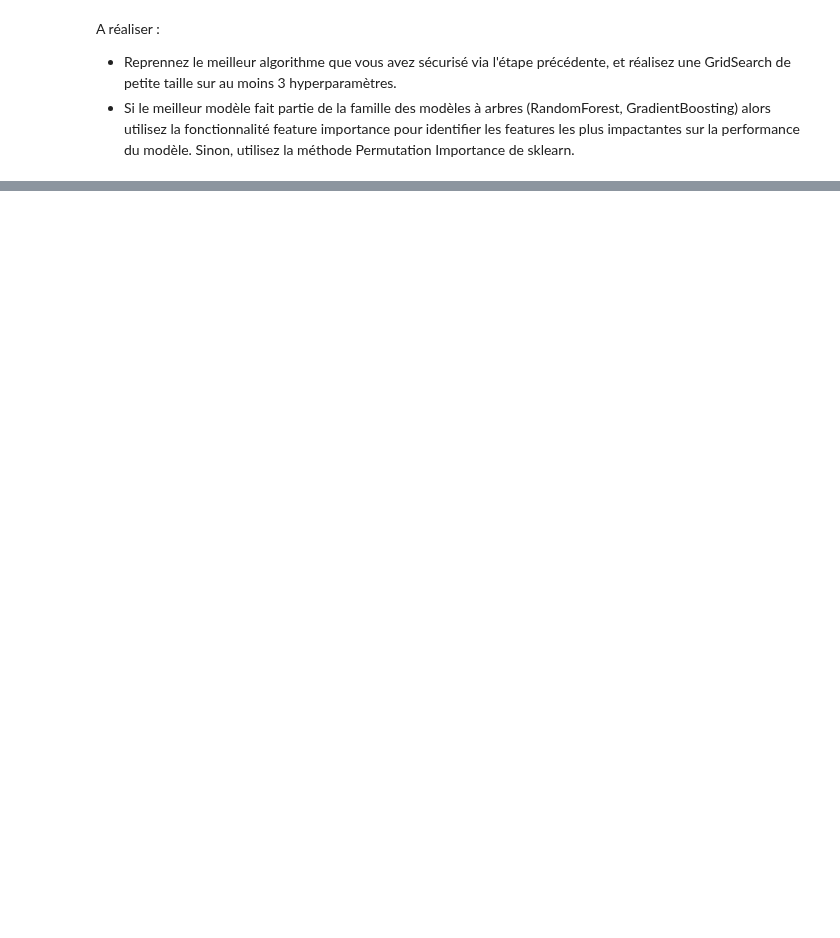
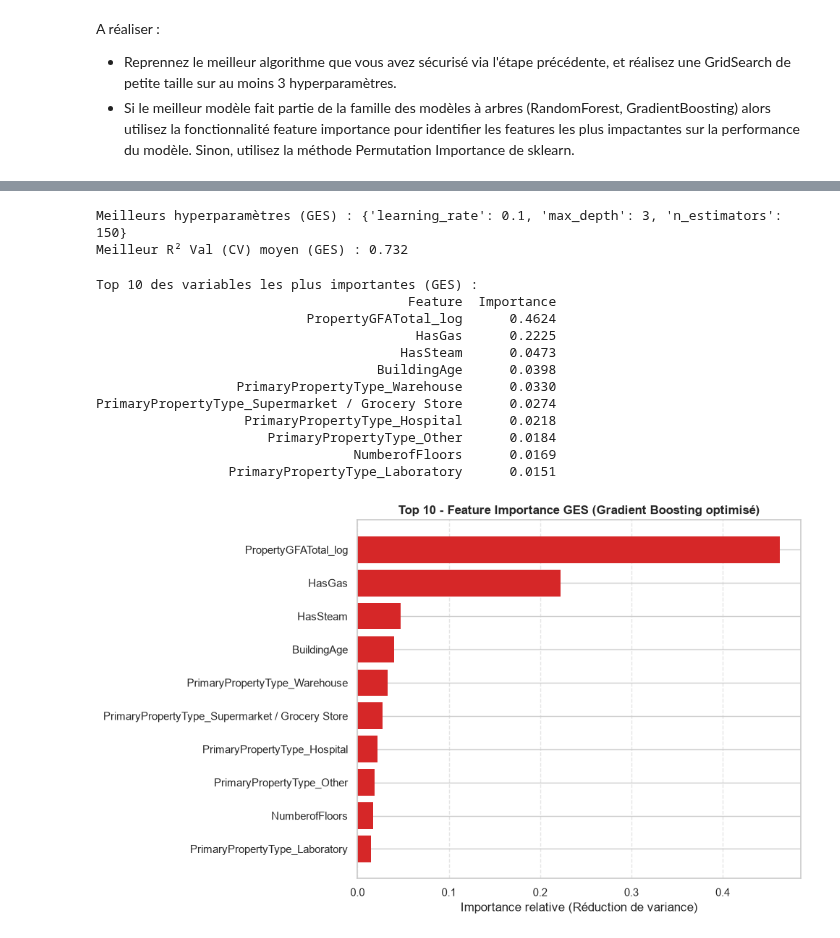
Before and after one commit to Alexis-h2/P3_OC_consommation_batiments_IA, a Jupyter notebook: Hernandez_Alexis_1_notebook_102026.ipynb, the cells around one changed output, grey strips where cells are left out. Drawn from its saved outputs; the diff is of its cells as text; code cells hidden in the pictures; blank space fills up the shorter version.

```diff
--- a/Hernandez_Alexis_1_notebook_102026.ipynb
+++ b/Hernandez_Alexis_1_notebook_102026.ipynb
@@ -803,0 +1272,76 @@ A réaliser :
+# %%
+# Recherche des paramètres optimaux POUR GHG
+
+# Configuration du modèle et de la validation croisée
+cv = KFold(n_splits=5, shuffle=True, random_state=42)
+gb_base_ghg = GradientBoostingRegressor(subsample=0.8, random_state=42)
+
+# Grille ciblée sur 3 hyperparamètres (12 combinaisons)
+param_grid = {
+    'n_estimators': [150, 200],
+    'max_depth': [3, 4],
+    'learning_rate': [0.03, 0.05, 0.1]
+}
+
+
+# Exécution du GridSearchCV sur les GES
+grid_search_ghg = GridSearchCV(
+    estimator=gb_base_ghg,
+    param_grid=param_grid,
+    cv=cv,
+    scoring='r2',
+    n_jobs=-1,
+    return_train_score=True
+)
+
+grid_search_ghg.fit(df_X_train_final, y_train_ghg)
+
+# Meilleurs hyperparamètres et score
+best_gb_ghg = grid_search_ghg.best_estimator_
+print(f"Meilleurs hyperparamètres (GES) : {grid_search_ghg.best_params_}")
+print(f"Meilleur R² Val (CV) moyen (GES) : {grid_search_ghg.best_score_:.3f}")
+# %% [output]
+Meilleurs hyperparamètres (GES) : {'learning_rate': 0.1, 'max_depth': 3, 'n_estimators': 150}
+Meilleur R² Val (CV) moyen (GES) : 0.732
+# %%
+# Recherche des variables les plus importantes (Feature Importance) POUR GHG
+
+# Interprétation via la Feature Importance
+
+importances_ghg = best_gb_ghg.feature_importances_
+feature_names = df_X_train_final.columns
+
+df_importance_ghg = pd.DataFrame({
+    'Feature': feature_names,
+    'Importance': importances_ghg
+}).sort_values(by='Importance', ascending=False)
+
+print("\nTop 10 des variables les plus importantes (GES) :")
+print(df_importance_ghg.head(10).round(4).to_string(index=False))
+
+
+# Tracé graphique horizontal
+plt.figure(figsize=(10, 6))
+top_n = 10
+top_features_ghg = df_importance_ghg.head(top_n).sort_values(by='Importance', ascending=True)
+
+plt.barh(top_features_ghg['Feature'], top_features_ghg['Importance'], color='#d62728', edgecolor='none')
+plt.title(f"Top {top_n} - Feature Importance GES (Gradient Boosting optimisé)", fontsize=12, fontweight='bold')
+plt.xlabel("Importance relative (Réduction de variance)")
+plt.grid(axis='x', linestyle='--', alpha=0.5)
+plt.tight_layout()
+plt.show()
+# %% [output]
+Top 10 des variables les plus importantes (GES) :
+                                        Feature  Importance
+                           PropertyGFATotal_log      0.4624
+                                         HasGas      0.2225
+                                       HasSteam      0.0473
+                                    BuildingAge      0.0398
+                  PrimaryPropertyType_Warehouse      0.0330
+PrimaryPropertyType_Supermarket / Grocery Store      0.0274
+                   PrimaryPropertyType_Hospital      0.0218
+                      PrimaryPropertyType_Other      0.0184
+                                 NumberofFloors      0.0169
+                 PrimaryPropertyType_Laboratory      0.0151
+[figure, added]
```
Also changed, not shown: parts of 27 cells of this notebook, 1 other file.
